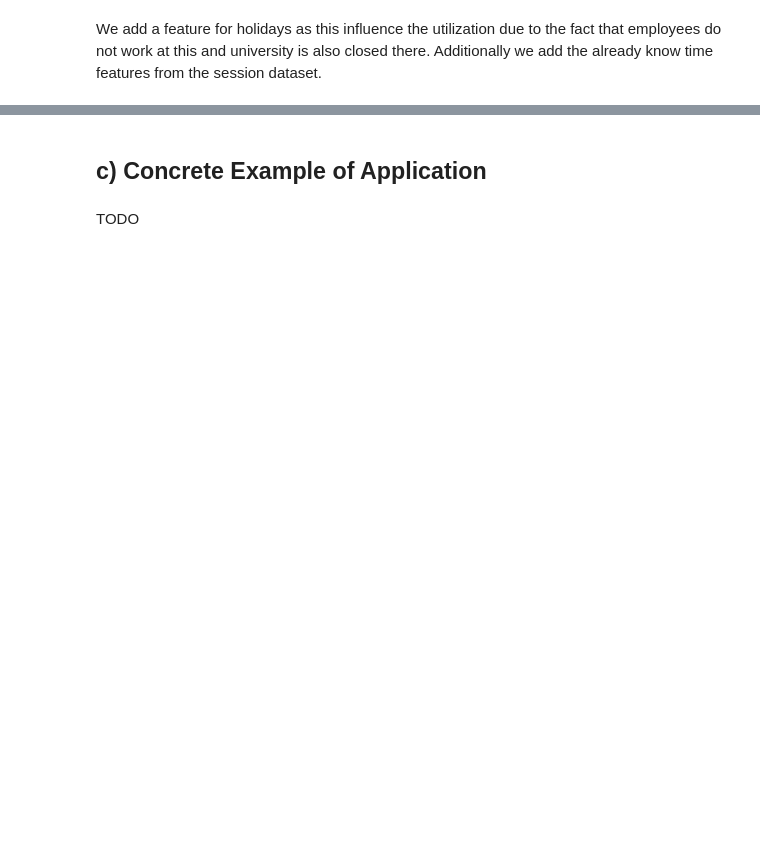
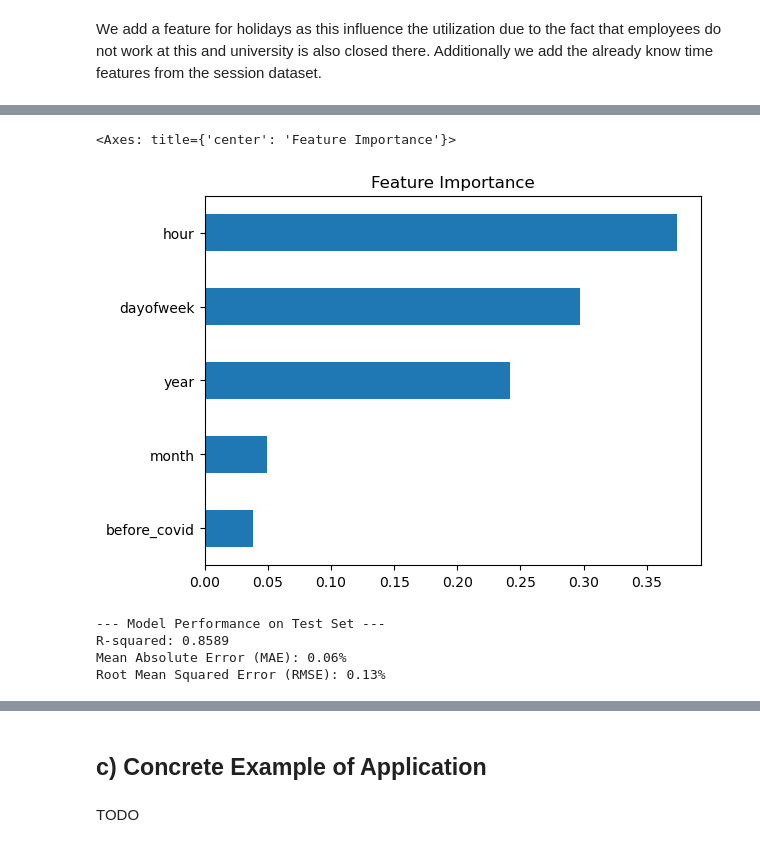
Before and after one commit to lbaudenb/AA_Team_6, a Jupyter notebook: notebooks/04_prediction.ipynb, the cells around one changed output, grey strips where cells are left out. Drawn from its saved outputs; the diff is of its cells as text; code cells hidden in the pictures; blank space fills up the shorter version.

```diff
--- a/notebooks/04_prediction.ipynb
+++ b/notebooks/04_prediction.ipynb
@@ -219,0 +396,14 @@ df_site_1_features.head()
+# %%
+# 1. Calculate the time difference between consecutive rows
+# this helps find the largest gap in the Datetime Index
+time_diffs = df_site_1_features.index.to_series().diff()
+
+# 2. Identify the timestamp where the data resumes after the gap
+gap_end_timestamp = time_diffs.idxmax()
+
+print(f"Data resumes after gap at: {gap_end_timestamp}")
+
+# 3. Create the 'before_covid' column
+# It assigns 1 to all timestamps before the gap, and 0 to all those after
+df_site_1_features['before_covid'] = (df_site_1_features.index < gap_end_timestamp).astype(int)
+print(df_site_1_features['before_covid'].value_counts())
@@ -264,5 +457,5 @@ df_site_1_features.head()
 # %%
-X = df_site_1_features[['hour', 'dayofweek', 'month', 'is_holiday']]#, 'util_last_hour_flag', 'util_prev_day_flag']]
+X = df_site_1_features[['hour', 'dayofweek', 'month', 'year']]#, 'util_last_hour_flag', 'util_prev_day_flag']]
 y = df_site_1_features['hourly_utilization']
 
 x_train, x_test, y_train, y_test = train_test_split(X, y, test_size=0.3, random_state=1)
@@ -354,0 +556,21 @@ print(f"Test R2: {r2_test}")
+# %%
+from sklearn.tree import DecisionTreeRegressor
+import matplotlib.pyplot as plt
+
+# 1. Initialize a basic tree
+regr = DecisionTreeRegressor(random_state=42)
+
+# 2. Get the pruning path
+path = regr.cost_complexity_pruning_path(x_train, y_train)
+ccp_alphas, impurities = path.ccp_alphas, path.impurities
+# %%
+# 3. Use these alphas in Grid Search
+from sklearn.model_selection import GridSearchCV
+
+param_grid = {
+    'ccp_alpha': ccp_alphas[::5], # Subsample alphas to speed up search
+    'min_samples_leaf': [5, 10, 20]
+}
+
+grid_search = GridSearchCV(DecisionTreeRegressor(), param_grid, cv=5)
+grid_search.fit(x_train, y_train)
@@ -354,0 +592,28 @@ print(f"Test R2: {r2_test}")
+# %%
+importances = pd.Series(grid_search.best_estimator_.feature_importances_, index=x_train.columns)
+importances.sort_values().plot(kind='barh', title='Feature Importance')
+# %% [output]
+<Axes: title={'center': 'Feature Importance'}>
+[figure, added]
+# %%
+from sklearn.metrics import mean_squared_error, r2_score, mean_absolute_error
+import numpy as np
+
+# 1. Use the best estimator from your GridSearch to make predictions
+y_pred = grid_search.best_estimator_.predict(x_test)
+
+# 2. Calculate standard regression metrics
+mse = mean_squared_error(y_test, y_pred)
+rmse = np.sqrt(mse)  # Root Mean Squared Error
+mae = mean_absolute_error(y_test, y_pred)
+r2 = r2_score(y_test, y_pred)
+
+print("--- Model Performance on Test Set ---")
+print(f"R-squared: {r2:.4f}")
+print(f"Mean Absolute Error (MAE): {mae:.2f}%")
+print(f"Root Mean Squared Error (RMSE): {rmse:.2f}%")
+# %% [output]
+--- Model Performance on Test Set ---
+R-squared: 0.8589
+Mean Absolute Error (MAE): 0.06%
+Root Mean Squared Error (RMSE): 0.13%
```
Also changed, not shown: parts of 41 cells of this notebook.
